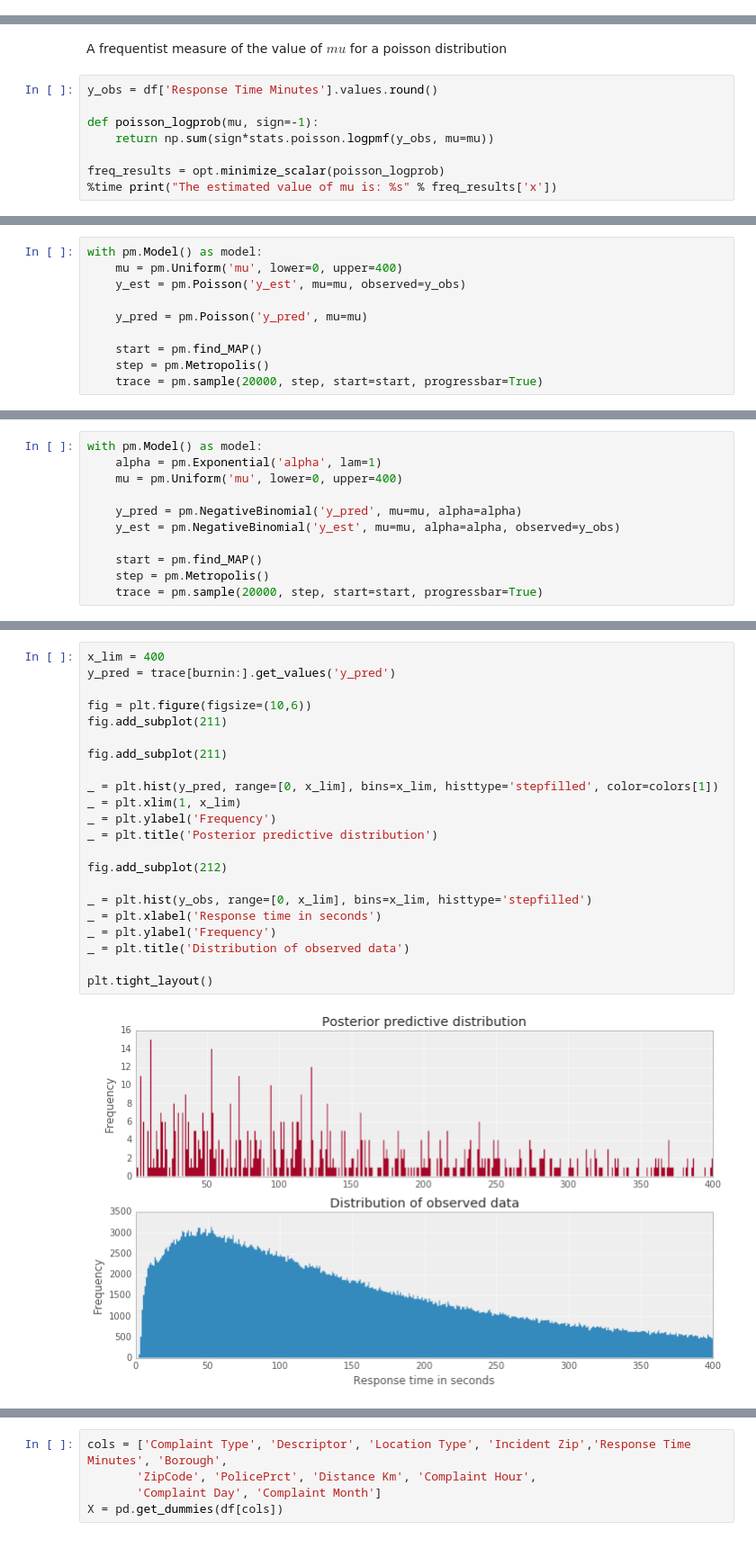
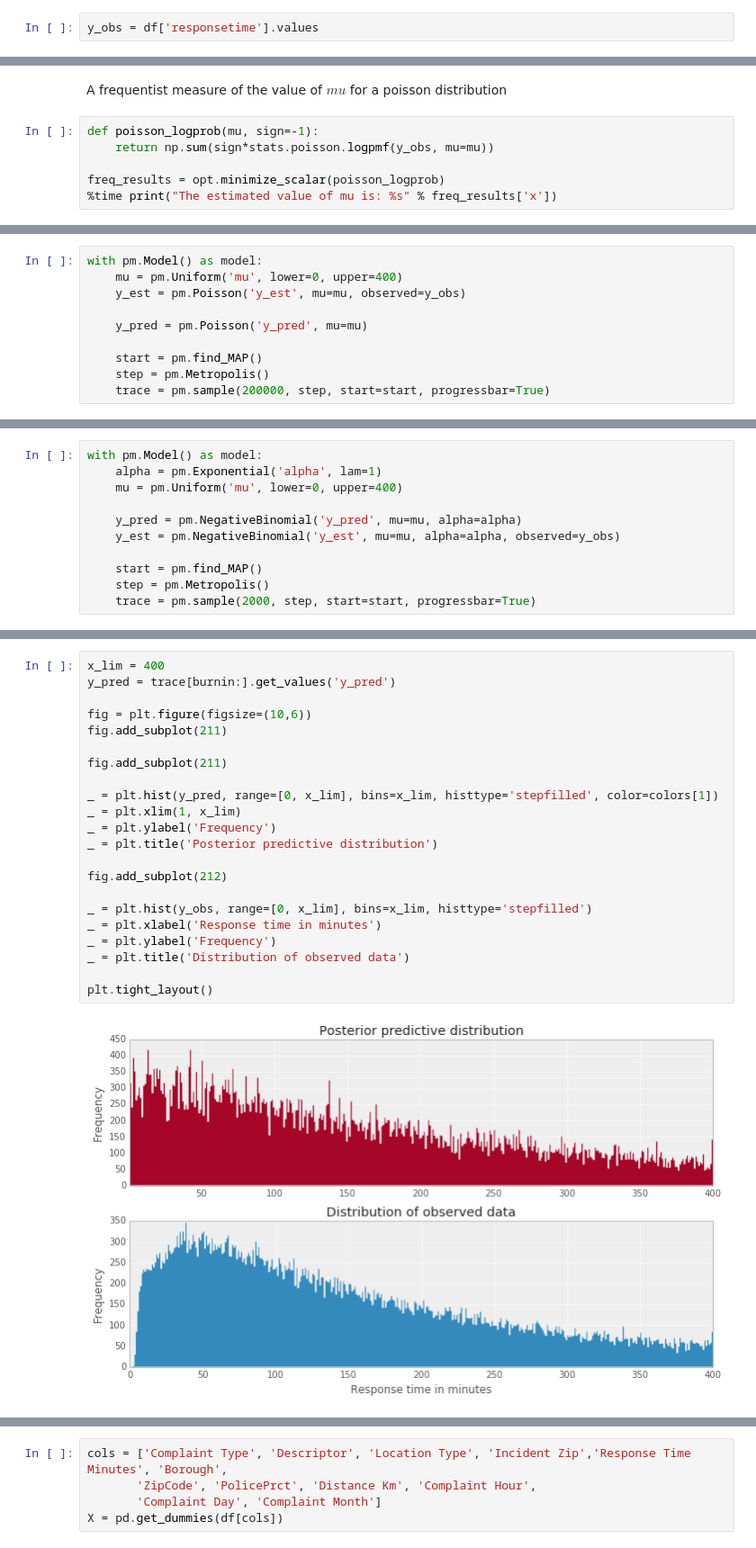
Before and after one commit to jsafyan/edav-final, a Jupyter notebook: EDAV-final-Bayesian.ipynb, the cells around one changed output, grey strips where cells are left out. Shown at 90% size. Cells and saved outputs as stored; diff of their text form.

```diff
--- a/EDAV-final-Bayesian.ipynb
+++ b/EDAV-final-Bayesian.ipynb
@@ -30,0 +31,2 @@ df['Response Time Minutes'].mean()
+# %%
+y_obs = df['responsetime'].values
@@ -40,8 +48,6 @@ _ = plt.hist(df['Response Time Minutes'].values,
 # %% [markdown]
 A frequentist measure of the value of $mu$ for a poisson distribution
 # %%
-y_obs = df['Response Time Minutes'].values.round()
-
 def poisson_logprob(mu, sign=-1):
     return np.sum(sign*stats.poisson.logpmf(y_obs, mu=mu))
 
@@ -126,7 +132,7 @@ with pm.Model() as model:
 
     start = pm.find_MAP()
     step = pm.Metropolis()
-    trace = pm.sample(20000, step, start=start, progressbar=True)
+    trace = pm.sample(200000, step, start=start, progressbar=True)
 # %% [output]
 INFO (theano.gof.compilelock): Refreshing lock /Users/joshua/.theano/compiledir_Darwin-14.5.0-x86_64-i386-64bit-i386-3.5.1-64/lock_dir/lock
 INFO:theano.gof.compilelock:Refreshing lock /Users/joshua/.theano/compiledir_Darwin-14.5.0-x86_64-i386-64bit-i386-3.5.1-64/lock_dir/lock
@@ -167,5 +173,5 @@ with pm.Model() as model:
 
     start = pm.find_MAP()
     step = pm.Metropolis()
-    trace = pm.sample(20000, step, start=start, progressbar=True)
+    trace = pm.sample(2000, step, start=start, progressbar=True)
 # %% [output]
@@ -176,24 +187,24 @@ Applied interval-transform to mu and added transformed mu_interval to model.
 # %%
 x_lim = 400
 y_pred = trace[burnin:].get_values('y_pred')
 
 fig = plt.figure(figsize=(10,6))
 fig.add_subplot(211)
 
 fig.add_subplot(211)
 
 _ = plt.hist(y_pred, range=[0, x_lim], bins=x_lim, histtype='stepfilled', color=colors[1])
 _ = plt.xlim(1, x_lim)
 _ = plt.ylabel('Frequency')
 _ = plt.title('Posterior predictive distribution')
 
 fig.add_subplot(212)
 
 _ = plt.hist(y_obs, range=[0, x_lim], bins=x_lim, histtype='stepfilled')
-_ = plt.xlabel('Response time in seconds')
+_ = plt.xlabel('Response time in minutes')
 _ = plt.ylabel('Frequency')
 _ = plt.title('Distribution of observed data')
 
 plt.tight_layout()
 # %% [output]
-[figure, old version]
+[figure, new version]
```
Also changed, not shown: parts of 74 cells of this notebook, 1 other file.
